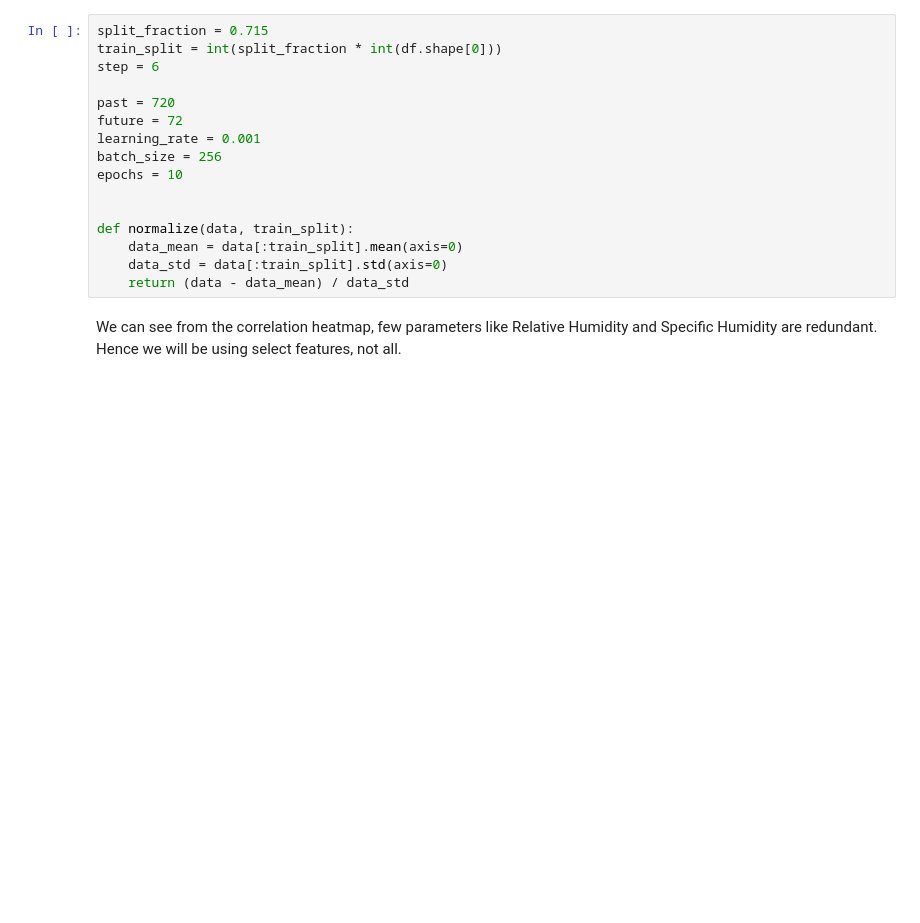
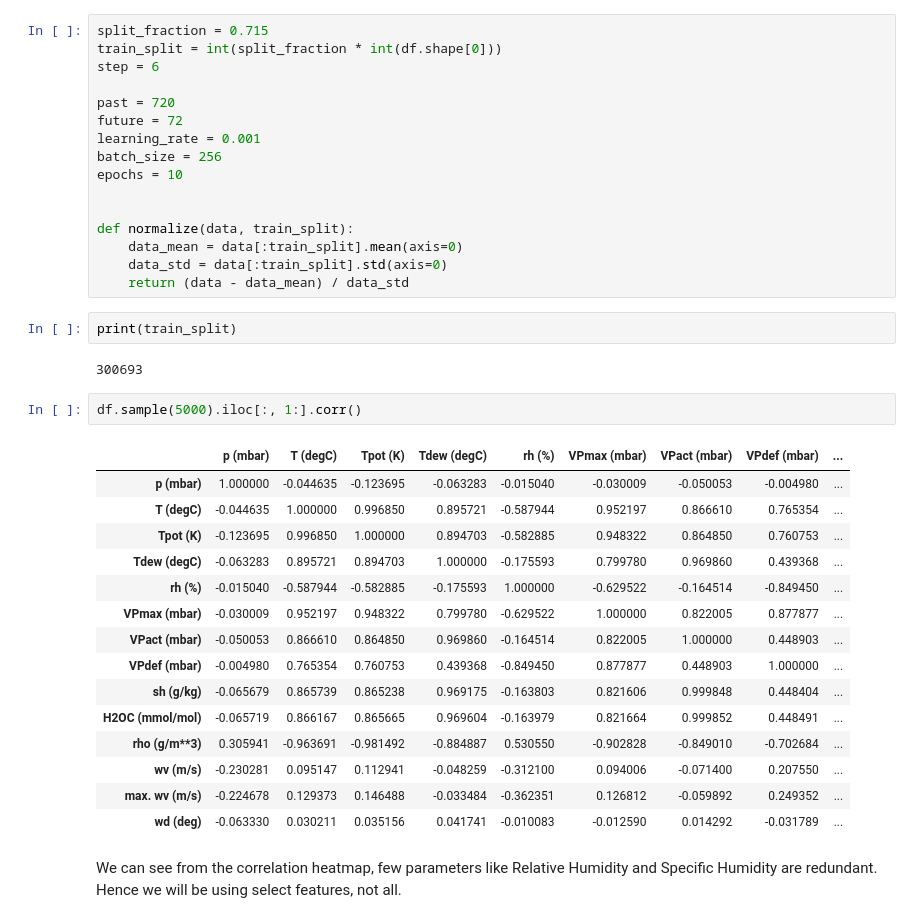
Before and after one commit to zhangpanzhan/keras-io, a Jupyter notebook: examples/timeseries/ipynb/timeseries_weather_forecasting.ipynb, the cells around one changed output. Saved outputs shown, nothing was run; the diff lists cells and outputs as text; blank space fills up the shorter version.

```diff
--- a/examples/timeseries/ipynb/timeseries_weather_forecasting.ipynb
+++ b/examples/timeseries/ipynb/timeseries_weather_forecasting.ipynb
@@ -174,6 +173,28 @@ def normalize(data, train_split):
     data_mean = data[:train_split].mean(axis=0)
     data_std = data[:train_split].std(axis=0)
     return (data - data_mean) / data_std
+# %%
+print(train_split)
+# %% [output]
+300693
+# %%
+df.sample(5000).iloc[:, 1:].corr()
+# %% [output]
+|  | p (mbar) | T (degC) | Tpot (K) | Tdew (degC) | rh (%) | VPmax (mbar) | VPact (mbar) | VPdef (mbar) | ... |
+| p (mbar) | 1.000000 | -0.044635 | -0.123695 | -0.063283 | -0.015040 | -0.030009 | -0.050053 | -0.004980 | ... |
+| T (degC) | -0.044635 | 1.000000 | 0.996850 | 0.895721 | -0.587944 | 0.952197 | 0.866610 | 0.765354 | ... |
+| Tpot (K) | -0.123695 | 0.996850 | 1.000000 | 0.894703 | -0.582885 | 0.948322 | 0.864850 | 0.760753 | ... |
+| Tdew (degC) | -0.063283 | 0.895721 | 0.894703 | 1.000000 | -0.175593 | 0.799780 | 0.969860 | 0.439368 | ... |
+| rh (%) | -0.015040 | -0.587944 | -0.582885 | -0.175593 | 1.000000 | -0.629522 | -0.164514 | -0.849450 | ... |
+| VPmax (mbar) | -0.030009 | 0.952197 | 0.948322 | 0.799780 | -0.629522 | 1.000000 | 0.822005 | 0.877877 | ... |
+| VPact (mbar) | -0.050053 | 0.866610 | 0.864850 | 0.969860 | -0.164514 | 0.822005 | 1.000000 | 0.448903 | ... |
+| VPdef (mbar) | -0.004980 | 0.765354 | 0.760753 | 0.439368 | -0.849450 | 0.877877 | 0.448903 | 1.000000 | ... |
+| sh (g/kg) | -0.065679 | 0.865739 | 0.865238 | 0.969175 | -0.163803 | 0.821606 | 0.999848 | 0.448404 | ... |
+| H2OC (mmol/mol) | -0.065719 | 0.866167 | 0.865665 | 0.969604 | -0.163979 | 0.821664 | 0.999852 | 0.448491 | ... |
+| rho (g/m**3) | 0.305941 | -0.963691 | -0.981492 | -0.884887 | 0.530550 | -0.902828 | -0.849010 | -0.702684 | ... |
+| wv (m/s) | -0.230281 | 0.095147 | 0.112941 | -0.048259 | -0.312100 | 0.094006 | -0.071400 | 0.207550 | ... |
+| max. wv (m/s) | -0.224678 | 0.129373 | 0.146488 | -0.033484 | -0.362351 | 0.126812 | -0.059892 | 0.249352 | ... |
+| wd (deg) | -0.063330 | 0.030211 | 0.035156 | 0.041741 | -0.010083 | -0.012590 | 0.014292 | -0.031789 | ... |
 # %% [markdown]
 We can see from the correlation heatmap, few parameters like Relative Humidity and
 Specific Humidity are redundant. Hence we will be using select features, not all.
```
Also changed, not shown: parts of 10 cells of this notebook.
